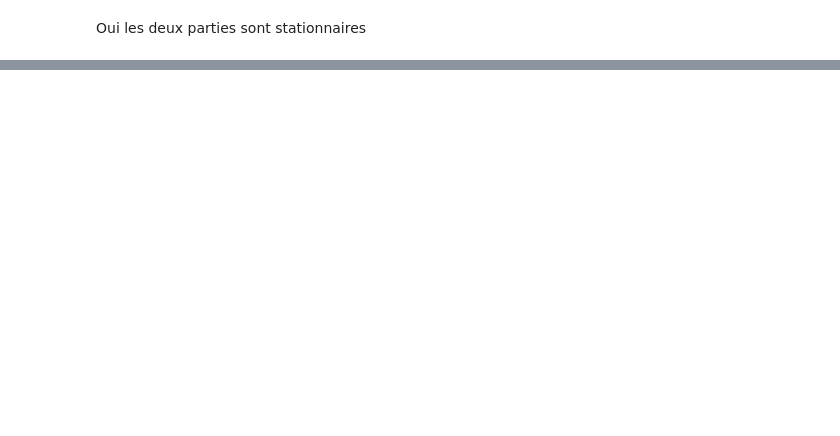
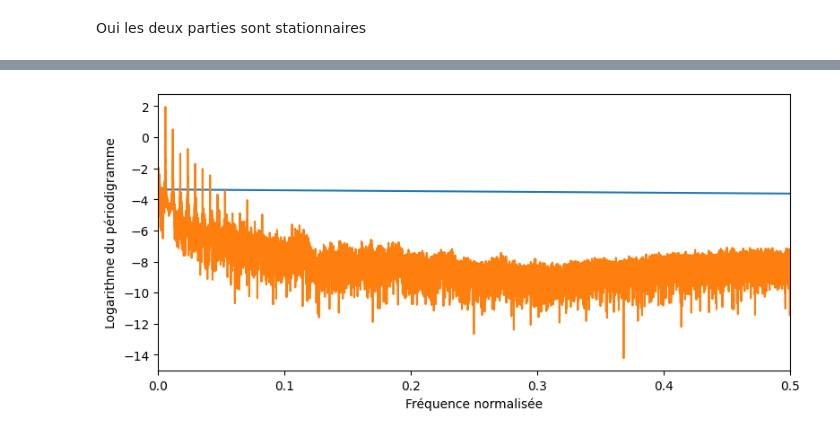
Before and after one commit to baptistejouin/IMACS3-TS-FFT, a Jupyter notebook: TP_FFT.ipynb, the cells around one changed output, grey strips where cells are left out. Cells and saved outputs as stored; diff of their text form; code cells hidden in the pictures; blank space fills up the shorter version.

```diff
--- a/TP_FFT.ipynb
+++ b/TP_FFT.ipynb
@@ -98,0 +131,21 @@ plt.xlim(0, 4000)
+# %%
+fft_signal1 = fft(signal1)
+freq = np.linspace(0,1,44100)
+freq_normalisee = (freq - np.min(freq)) / (np.max(freq) - np.min(freq))
+periodogram = np.abs(fft_signal1)**2/N1
+
+
+
+plt.figure(1,figsize=(20,4))
+plt.subplot(121)
+plt.plot(np.log10(periodogram))
+plt.xlabel('Fréquence (Hz)')
+
+plt.subplot(121)
+plt.plot(freq_normalisee, np.log10(periodogram))
+plt.xlim(0, 0.5)
+plt.xlabel('Fréquence normalisée')
+plt.ylabel('Logarithme du périodigramme')
+plt.show()
+# %% [output]
+[figure, added]
```
Also changed, not shown: parts of 13 cells of this notebook, 1 other file.
